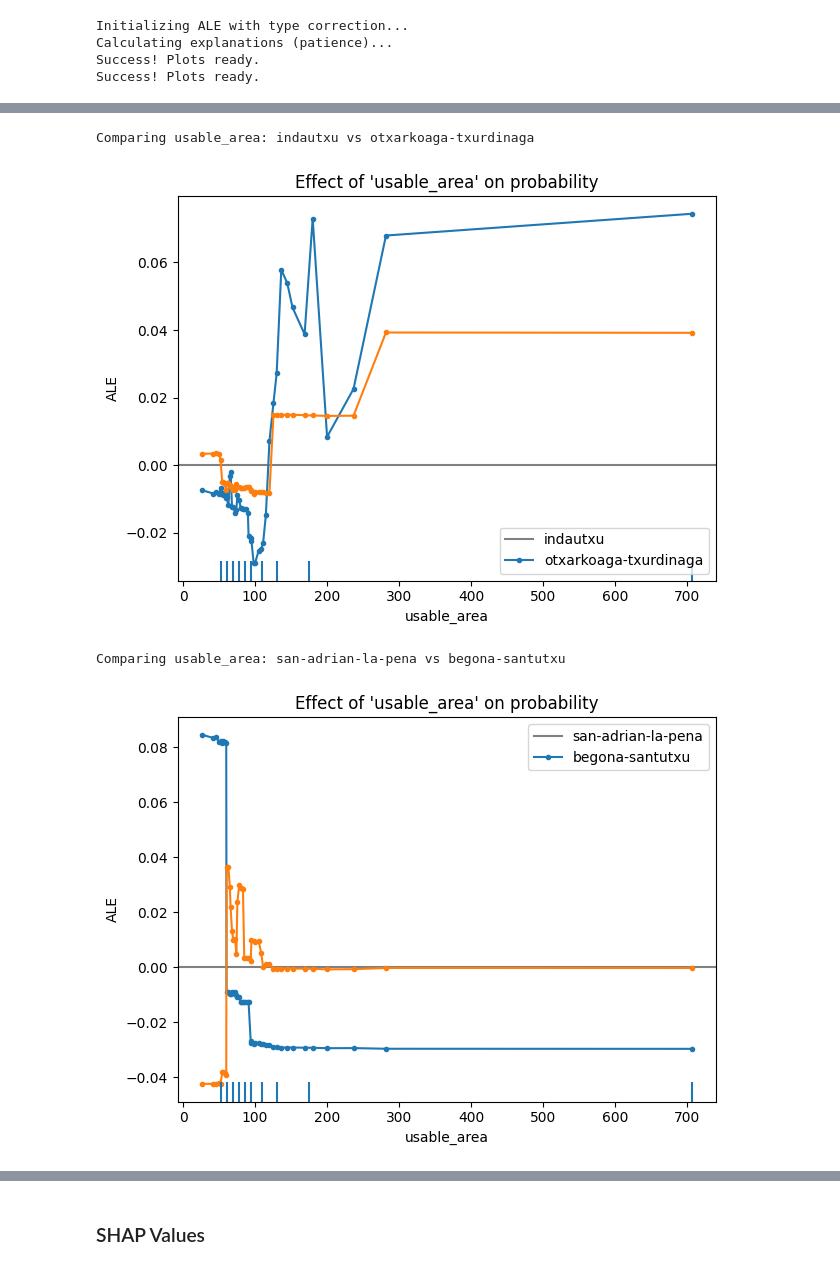
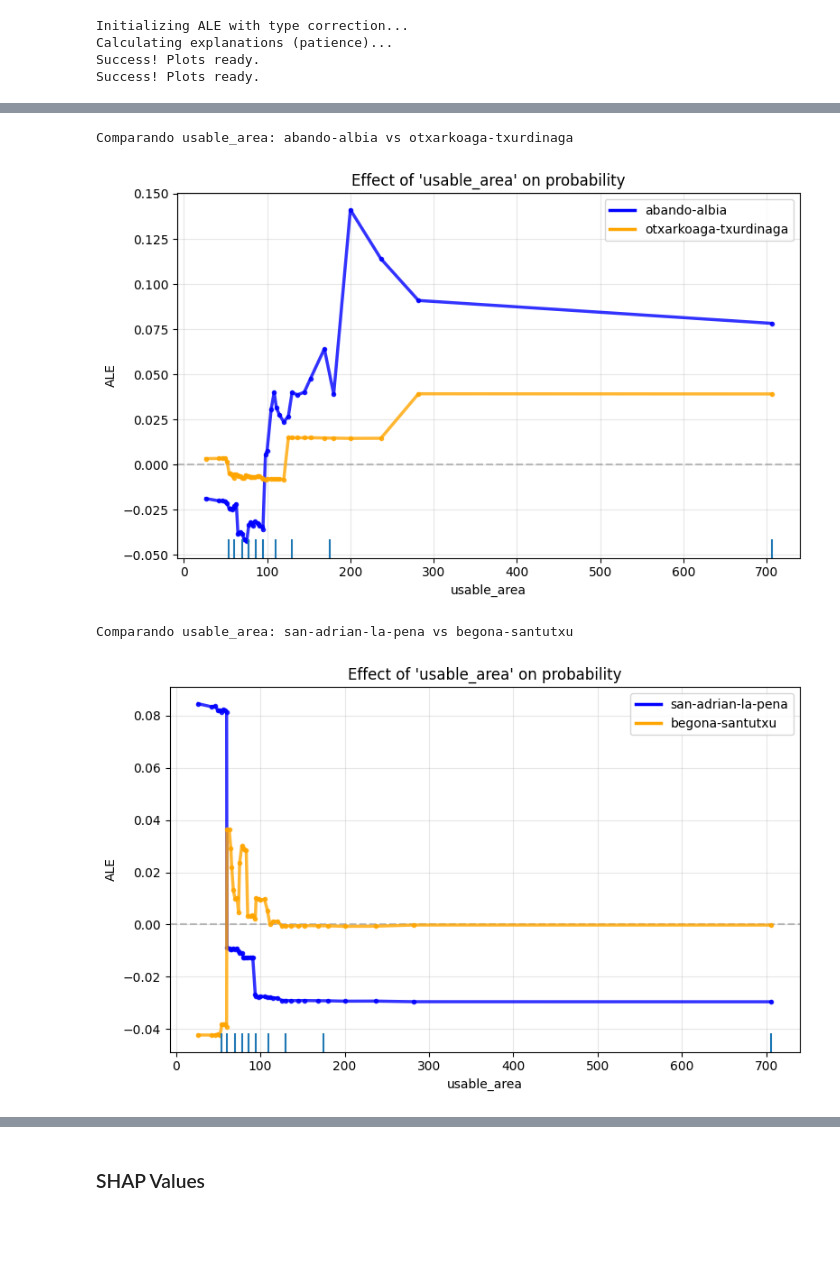
Before and after one commit to ikeiba/bilbao-housing-ml, a Jupyter notebook: classification/classification_zona.ipynb, the cells around one changed output, grey strips where cells are left out. Cells and saved outputs as stored; diff of their text form; code cells hidden in the pictures; blank space fills up the shorter version.

```diff
--- a/classification/classification_zona.ipynb
+++ b/classification/classification_zona.ipynb
@@ -808,15 +831,14 @@ Comparing year: casco-viejo vs ibaiondo
 # %%
-# A. THE CONTRAST (Indautxu vs Otxarkoaga)
-# Indautxu usually has large apartments (>100m²), Otxarkoaga standard (60-80m²).
-comparar_barrios('usable_area', 'indautxu', 'otxarkoaga-txurdinaga', final_model_exp)
+# A. THE CONTRAST (Abando Albia vs Otxarkoaga)
+# Abando Albia usually has large apartments (>100m²), Otxarkoaga standard (60-80m²).
+comparar_barrios('usable_area', 'abando-albia', 'otxarkoaga-txurdinaga', final_model_exp)
+# We should only look at the left side because it is were the data is.
 
-# B. THE CONFUSION (San Adrian vs Begona-Santutxu)
-# Your matrix shows a lot of confusion here (29%).
-# Hypothesis: Probably apartment size is irrelevant to distinguish them (flat or equal lines).
+# B. THE DIFFERENCE (San Adrian vs Begona-Santutxu)
 comparar_barrios('usable_area', 'san-adrian-la-pena', 'begona-santutxu', final_model_exp)
 # %% [output]
-Comparing usable_area: indautxu vs otxarkoaga-txurdinaga
+Comparando usable_area: abando-albia vs otxarkoaga-txurdinaga
-[figure, old version]
+[figure, new version]
-Comparing usable_area: san-adrian-la-pena vs begona-santutxu
+Comparando usable_area: san-adrian-la-pena vs begona-santutxu
-[figure, old version]
+[figure, new version]
 # %%
```
Also changed, not shown: parts of 11 cells of this notebook.
